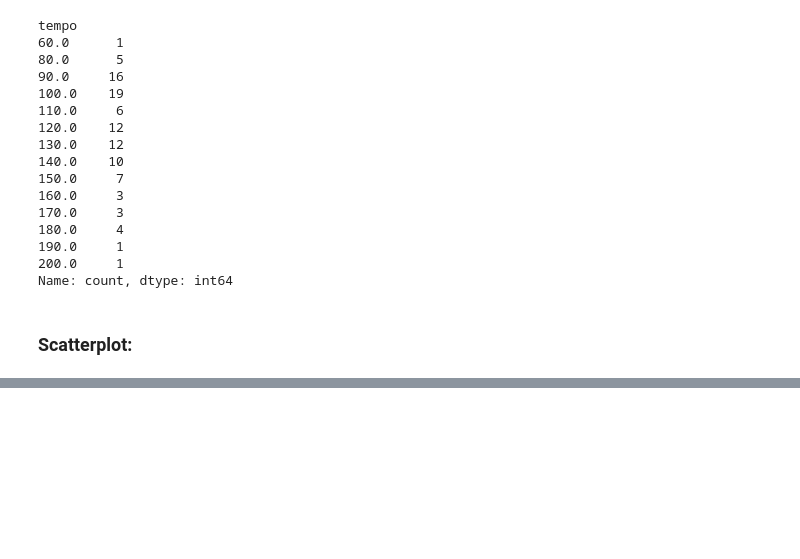
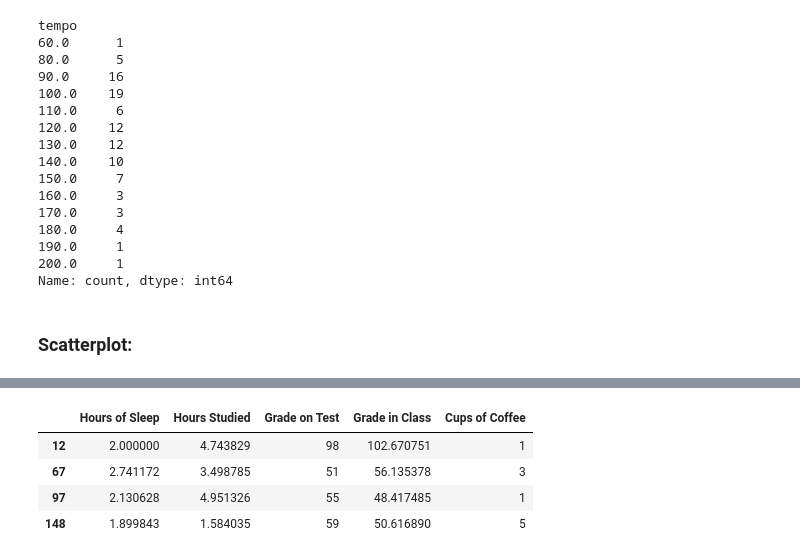
Before and after one commit to souparnabose99/data-science-360, a Jupyter notebook: exploratory-data-analysis/General/Code/data-exploration-and-visualization/data-visualization-2.ipynb, the cells around one changed output, grey strips where cells are left out. Saved outputs shown, nothing was run; the diff lists cells and outputs as text; code cells hidden in the pictures; blank space fills up the shorter version.

```diff
--- a/exploratory-data-analysis/General/Code/data-exploration-and-visualization/data-visualization-2.ipynb
+++ b/exploratory-data-analysis/General/Code/data-exploration-and-visualization/data-visualization-2.ipynb
@@ -107,0 +113,8 @@ Name: count, dtype: int64
+# %%
+df[df["Hours of Sleep"] < 3]
+# %% [output]
+|  | Hours of Sleep | Hours Studied | Grade on Test | Grade in Class | Cups of Coffee |
+| 12 | 2.000000 | 4.743829 | 98 | 102.670751 | 1 |
+| 67 | 2.741172 | 3.498785 | 51 | 56.135378 | 3 |
+| 97 | 2.130628 | 4.951326 | 55 | 48.417485 | 1 |
+| 148 | 1.899843 | 1.584035 | 59 | 50.616890 | 5 |
```
Also changed, not shown: parts of 1 cell of this notebook.
